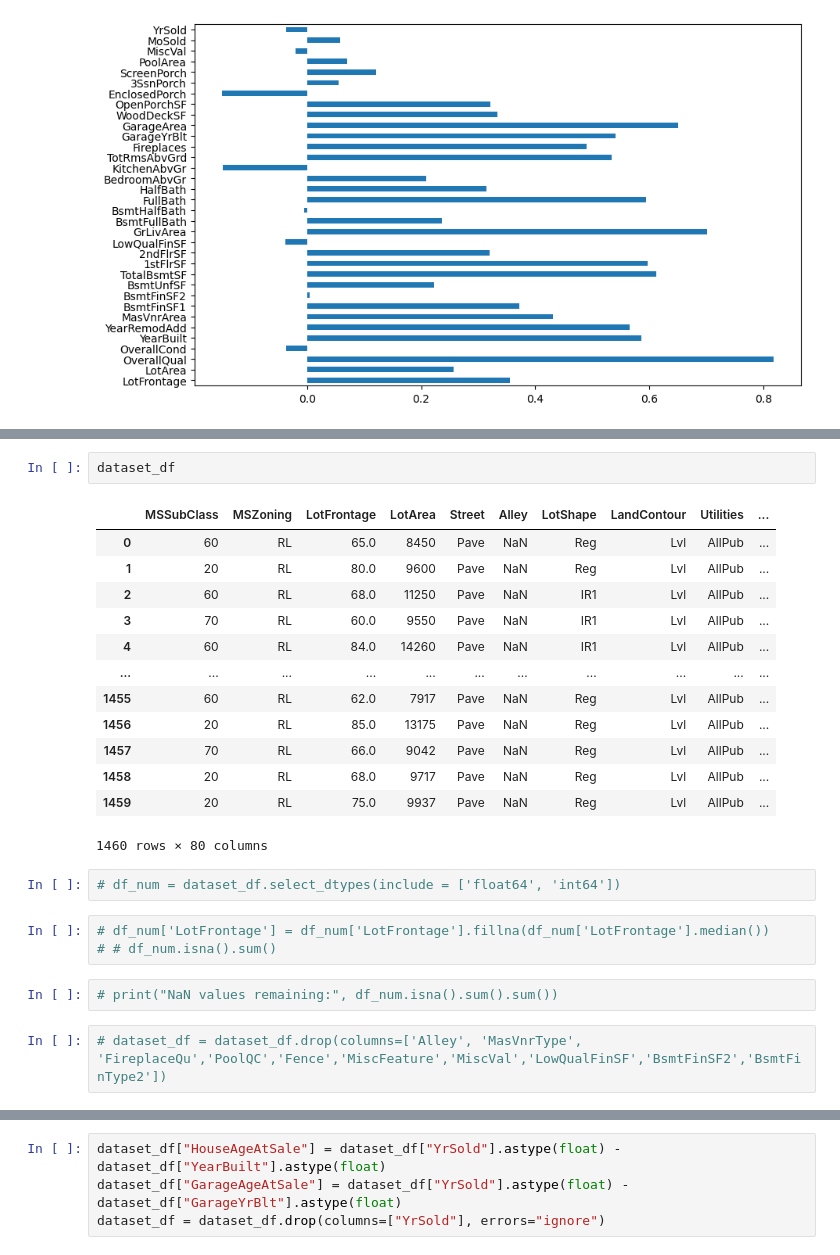
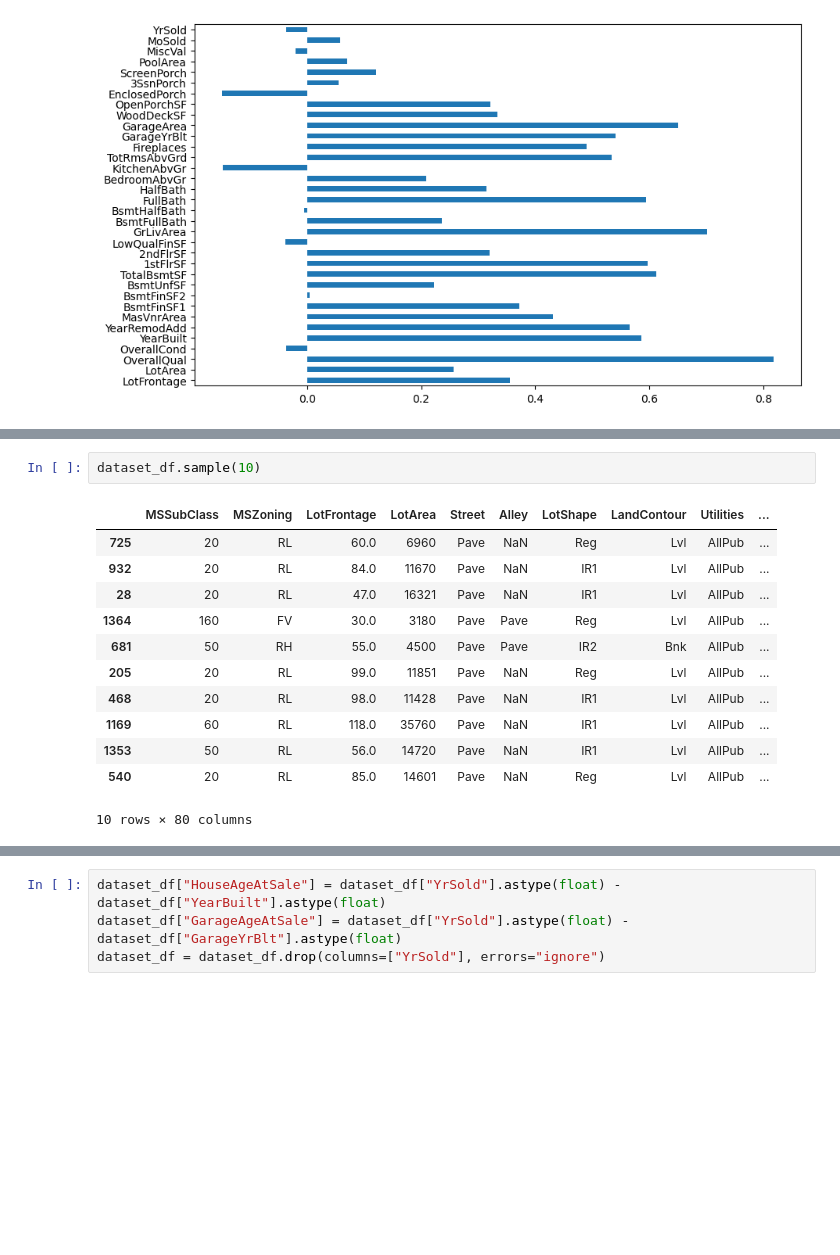
Before and after one commit to driksey/kaggle-house, a Jupyter notebook: notebooks/TFDF.ipynb, the cells around one changed output, grey strips where cells are left out. Drawn from its saved outputs; the diff is of its cells as text; blank space fills up the shorter version.

```diff
--- a/notebooks/EDA6.ipynb
+++ b/notebooks/TFDF.ipynb
@@ -222,25 +231,15 @@ dtype: int64
 # %%
-dataset_df
+dataset_df.sample(10)
 # %% [output]
 |  | MSSubClass | MSZoning | LotFrontage | LotArea | Street | Alley | LotShape | LandContour | Utilities | ... |
-| 0 | 60 | RL | 65.0 | 8450 | Pave | NaN | Reg | Lvl | AllPub | ... |
-| 1 | 20 | RL | 80.0 | 9600 | Pave | NaN | Reg | Lvl | AllPub | ... |
-| 2 | 60 | RL | 68.0 | 11250 | Pave | NaN | IR1 | Lvl | AllPub | ... |
-| 3 | 70 | RL | 60.0 | 9550 | Pave | NaN | IR1 | Lvl | AllPub | ... |
-| 4 | 60 | RL | 84.0 | 14260 | Pave | NaN | IR1 | Lvl | AllPub | ... |
-| ... | ... | ... | ... | ... | ... | ... | ... | ... | ... | ... |
-| 1455 | 60 | RL | 62.0 | 7917 | Pave | NaN | Reg | Lvl | AllPub | ... |
-| 1456 | 20 | RL | 85.0 | 13175 | Pave | NaN | Reg | Lvl | AllPub | ... |
-| 1457 | 70 | RL | 66.0 | 9042 | Pave | NaN | Reg | Lvl | AllPub | ... |
-| 1458 | 20 | RL | 68.0 | 9717 | Pave | NaN | Reg | Lvl | AllPub | ... |
-| 1459 | 20 | RL | 75.0 | 9937 | Pave | NaN | Reg | Lvl | AllPub | ... |
+| 725 | 20 | RL | 60.0 | 6960 | Pave | NaN | Reg | Lvl | AllPub | ... |
+| 932 | 20 | RL | 84.0 | 11670 | Pave | NaN | IR1 | Lvl | AllPub | ... |
+| 28 | 20 | RL | 47.0 | 16321 | Pave | NaN | IR1 | Lvl | AllPub | ... |
+| 1364 | 160 | FV | 30.0 | 3180 | Pave | Pave | Reg | Lvl | AllPub | ... |
+| 681 | 50 | RH | 55.0 | 4500 | Pave | Pave | IR2 | Bnk | AllPub | ... |
+| 205 | 20 | RL | 99.0 | 11851 | Pave | NaN | Reg | Lvl | AllPub | ... |
+| 468 | 20 | RL | 98.0 | 11428 | Pave | NaN | IR1 | Lvl | AllPub | ... |
+| 1169 | 60 | RL | 118.0 | 35760 | Pave | NaN | IR1 | Lvl | AllPub | ... |
+| 1353 | 50 | RL | 56.0 | 14720 | Pave | NaN | IR1 | Lvl | AllPub | ... |
+| 540 | 20 | RL | 85.0 | 14601 | Pave | NaN | Reg | Lvl | AllPub | ... |
-1460 rows × 80 columns
+10 rows × 80 columns
-# %%
-# df_num = dataset_df.select_dtypes(include = ['float64', 'int64'])
-# %%
-# df_num['LotFrontage'] = df_num['LotFrontage'].fillna(df_num['LotFrontage'].median())
-# # df_num.isna().sum()
-# %%
-# print("NaN values remaining:", df_num.isna().sum().sum())
-# %%
-# dataset_df = dataset_df.drop(columns=['Alley', 'MasVnrType', 'FireplaceQu','PoolQC','Fence','MiscFeature','MiscVal','LowQualFinSF','BsmtFinSF2','BsmtFinType2'])
```
Also changed, not shown: parts of 35 cells of this notebook, 1 other file.
